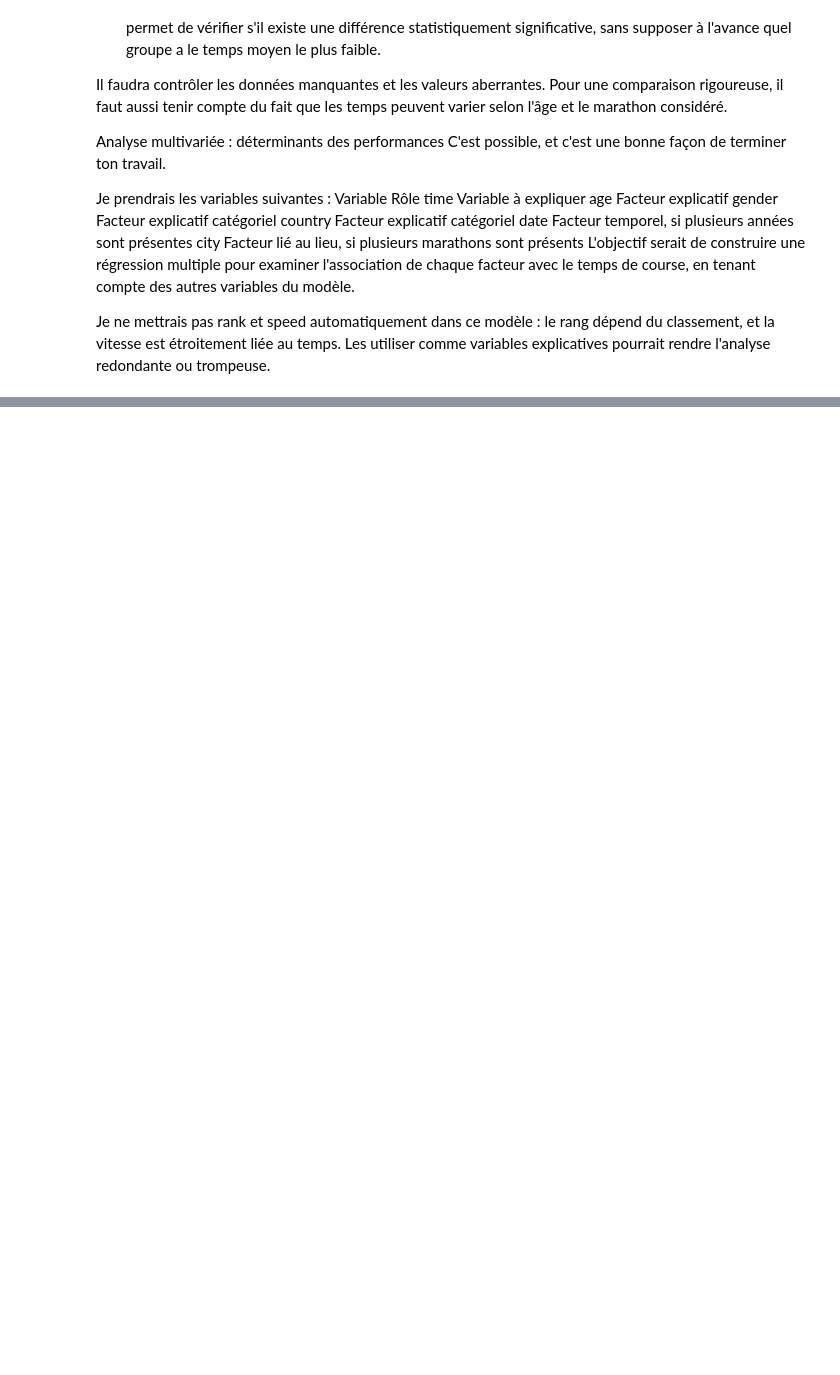
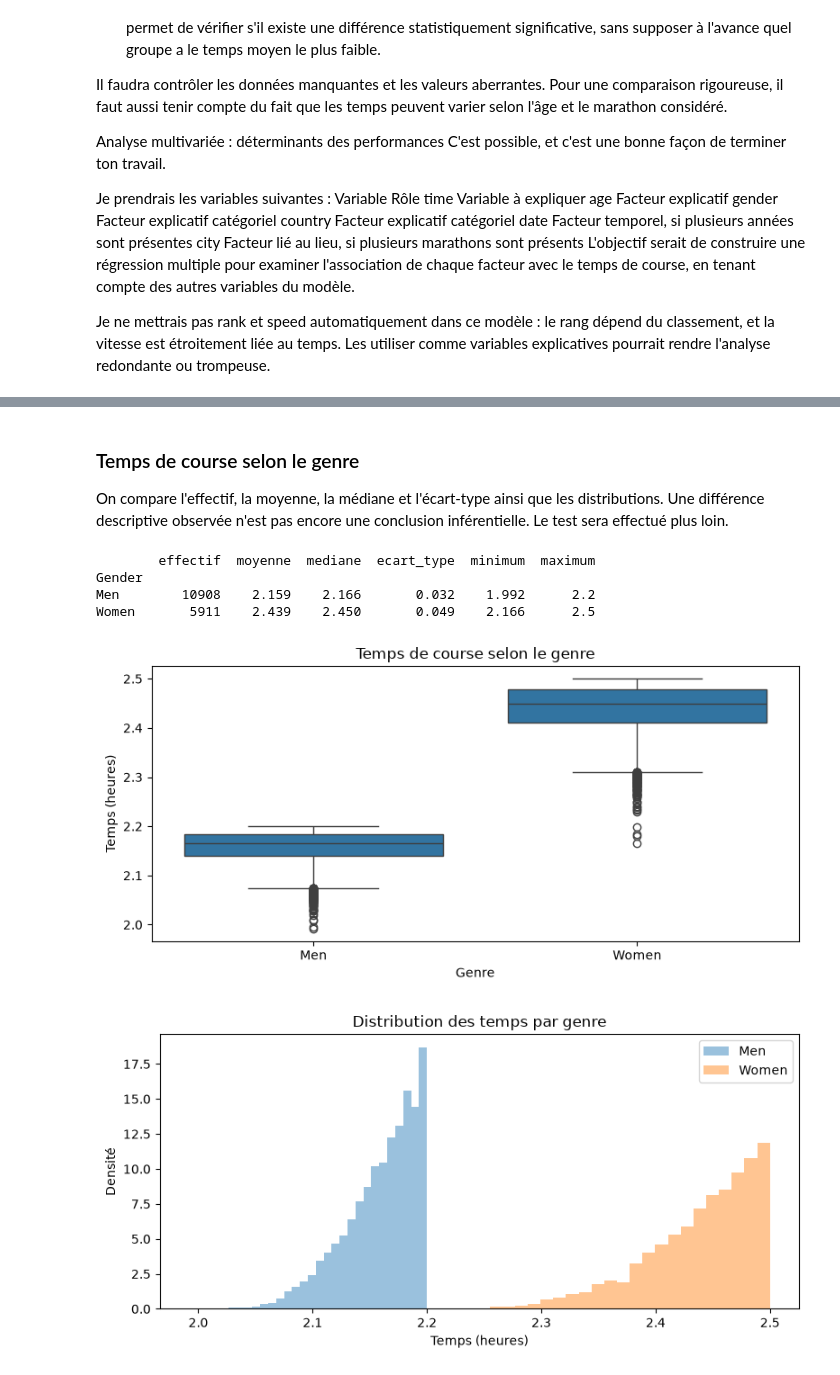
Before and after one commit to maxgotague/MTD_BG, a Jupyter notebook: stats_Marathon.ipynb, the cells around one changed output, grey strips where cells are left out. Saved outputs shown, nothing was run; the diff lists cells and outputs as text; code cells hidden in the pictures; blank space fills up the shorter version.

```diff
--- a/stats_Marathon.ipynb
+++ b/stats_Marathon.ipynb
@@ -334,0 +336,67 @@ Interprétation : la moyenne dépasse la médiane. La distribution est examinée
+# %% [markdown]
+### Temps de course selon le genre
+
+On compare l'effectif, la moyenne, la médiane et l'écart-type ainsi que les distributions. Une différence descriptive observée n'est pas encore une conclusion inférentielle. Le test sera effectué plus loin.
+# %%
+temps = pd.to_timedelta(dataFrame['Time']).dt.total_seconds() / 3600
+
+resume_genre = (
+    pd.DataFrame({
+        'Gender': dataFrame['Gender'],
+        'Temps': temps
+    })
+    .groupby('Gender')['Temps']
+    .agg(
+        effectif='count',
+        moyenne='mean',
+        mediane='median',
+        ecart_type='std',
+        minimum='min',
+        maximum='max'
+    )
+)
+
+print(resume_genre.round(3).to_string())
+
+fig, ax = plt.subplots(figsize=(8, 4))
+
+sns.boxplot(x=dataFrame['Gender'], y=temps, ax=ax)
+
+ax.set(
+    xlabel='Genre',
+    ylabel='Temps (heures)',
+    title='Temps de course selon le genre'
+)
+
+plt.tight_layout()
+plt.show()
+
+fig, ax = plt.subplots(figsize=(8, 4))
+
+for groupe in dataFrame['Gender'].dropna().unique():
+    valeurs = temps[dataFrame['Gender'] == groupe].dropna()
+
+    ax.hist(
+        valeurs,
+        bins=30,
+        alpha=0.45,
+        density=True,
+        label=str(groupe)
+    )
+
+ax.set(
+    xlabel='Temps (heures)',
+    ylabel='Densité',
+    title='Distribution des temps par genre'
+)
+
+ax.legend()
+plt.tight_layout()
+plt.show()
+# %% [output]
+        effectif  moyenne  mediane  ecart_type  minimum  maximum
+Gender
+Men        10908    2.159    2.166       0.032    1.992      2.2
+Women       5911    2.439    2.450       0.049    2.166      2.5
+[figure, added]
+[figure, added]
```
Also changed, not shown: parts of 3 cells of this notebook.
